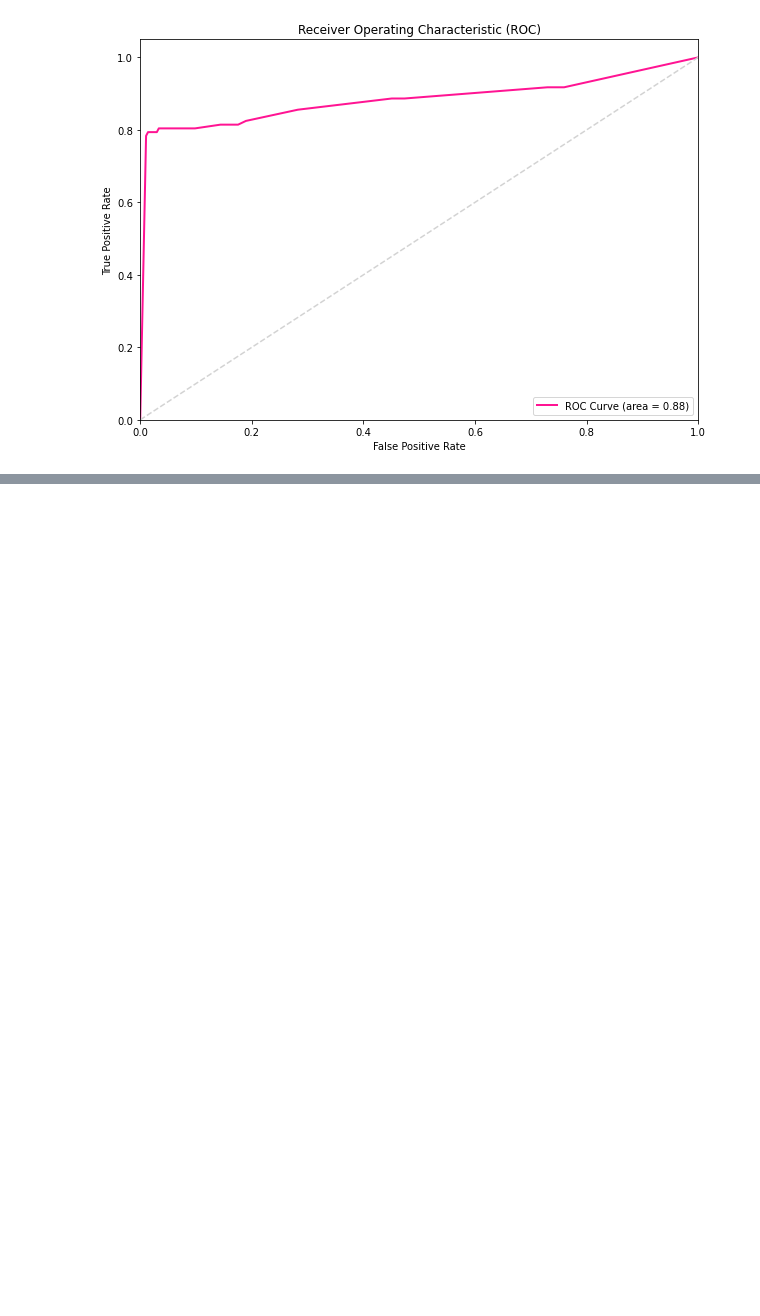
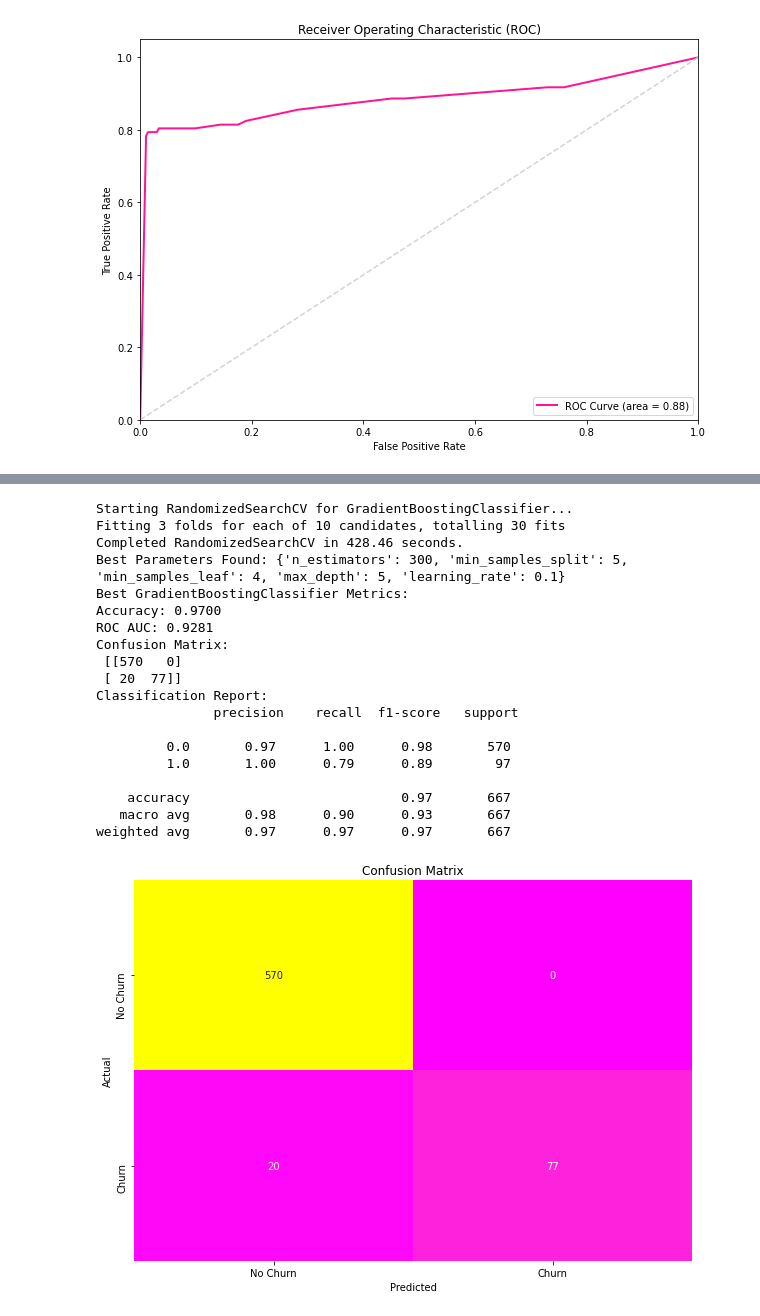
Before and after one commit to gtisnanga/SYRIA-CUSTOMER-CHURN-PHASE-3, a Jupyter notebook: ipynp.ipynb, the cells around one changed output, grey strips where cells are left out. Saved outputs shown, nothing was run; the diff lists cells and outputs as text; code cells hidden in the pictures; blank space fills up the shorter version.

```diff
--- a/ipynp.ipynb
+++ b/ipynp.ipynb
@@ -1057,0 +1309,45 @@ Findings and reccomendations
+# %%
+# Define the hyperparameters and their respective ranges
+param_grid_gb = {
+    'n_estimators': [100, 200, 300],  # Number of boosting stages
+    'learning_rate': [0.01, 0.1, 0.2],  # Learning rate shrinks the contribution of each tree
+    'max_depth': [3, 5, 7],           # Maximum depth of the individual trees
+    'min_samples_split': [2, 5, 10],  # Minimum number of samples required to split an internal node
+    'min_samples_leaf': [1, 2, 4]     # Minimum number of samples required to be at a leaf node
+}
+
+# Initialize Gradient Boosting model
+gb_model = GradientBoostingClassifier(random_state=42)
+
+# Run hyperparameter tuning and evaluation
+best_gb_model, best_accuracy_gb, best_roc_auc_gb = tune_and_evaluate_model(
+    model=gb_model,
+    param_grid=param_grid_gb,
+    X_train=X_train,
+    y_train=y_train,
+    X_test=X_test,
+    y_test=y_test,
+    n_iter=10,  # Number of parameter settings to sample
+    cv=3        # Number of cross-validation folds
+)
+# %% [output]
+Starting RandomizedSearchCV for GradientBoostingClassifier...
+Fitting 3 folds for each of 10 candidates, totalling 30 fits
+Completed RandomizedSearchCV in 428.46 seconds.
+Best Parameters Found: {'n_estimators': 300, 'min_samples_split': 5, 'min_samples_leaf': 4, 'max_depth': 5, 'learning_rate': 0.1}
+Best GradientBoostingClassifier Metrics:
+Accuracy: 0.9700
+ROC AUC: 0.9281
+Confusion Matrix:
+ [[570   0]
+ [ 20  77]]
+Classification Report:
+               precision    recall  f1-score   support
+
+         0.0       0.97      1.00      0.98       570
+         1.0       1.00      0.79      0.89        97
+
+    accuracy                           0.97       667
+   macro avg       0.98      0.90      0.93       667
+weighted avg       0.97      0.97      0.97       667
+[figure, added]
```
Also changed, not shown: parts of 13 cells of this notebook.
